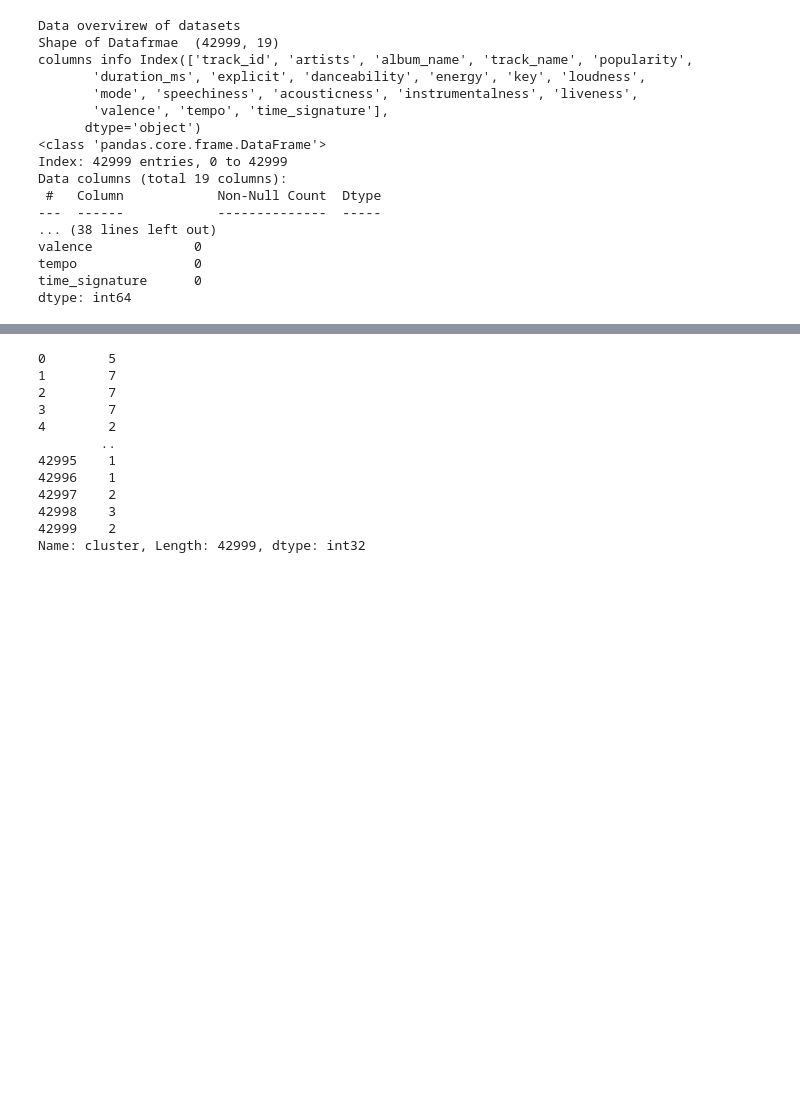
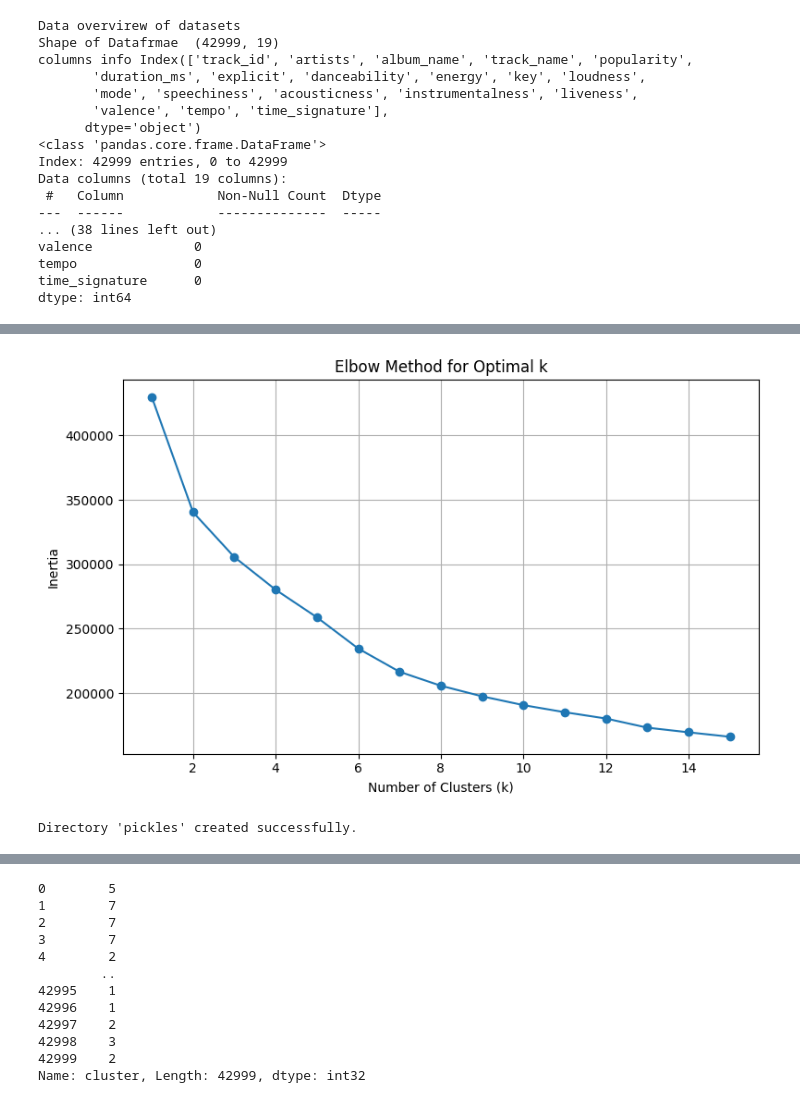
Before and after one commit to samyak-anand/song-recommendations-, a Jupyter notebook: sr.ipynb, the cells around one changed output, grey strips where cells are left out. Drawn from its saved outputs; the diff is of its cells as text; code cells hidden in the pictures; blank space fills up the shorter version.

```diff
--- a/sr.ipynb
+++ b/sr.ipynb
@@ -88,3 +88,57 @@ X_scaled = scaler.fit_transform(X)
 
 # Predict clusters
 df_audio['cluster'] = kmeans_model.predict(X_scaled)
+# %%
+from sklearn.cluster import KMeans
+import matplotlib.pyplot as plt
+
+
+kmeans = KMeans(n_clusters=12 ,random_state=42)
+kmeans.fit(X_scaled)
+pred= kmeans.predict(X_scaled)
+# %%
+inertia = []
+
+k_range = range(1, 16)
+for k in k_range:
+    kmeans = KMeans(n_clusters=k, random_state=42)
+    kmeans.fit(X_scaled)
+    inertia.append(kmeans.inertia_)
+
+plt.figure(figsize=(8, 5))
+plt.plot(k_range, inertia, marker='o')
+plt.title("Elbow Method for Optimal k")
+plt.xlabel("Number of Clusters (k)")
+plt.ylabel("Inertia")
+plt.grid(True)
+plt.tight_layout()
+plt.show()
+# %% [output]
+[figure, added]
+# %%
+from sklearn.metrics import silhouette_score
+import pickle
+import os
+# Define the directory name or path
+directory_name = "pickles"
+
+# Create the directory
+os.makedirs(directory_name, exist_ok=True)
+
+print(f"Directory '{directory_name}' created successfully.")
+
+cluster_range= range(5, 25)
+silhouette_scores= []
+
+
+for n_clusters in cluster_range:
+    kmeans = KMeans(n_clusters=n_clusters, random_state=42, n_init = 5)
+    cluster_labels = kmeans.fit_predict(X_scaled)
+    #pickling
+    filename = "pickles/kmeans_" + str(n_clusters) + ".pickle"
+    with open(filename, "wb") as f:
+        pickle.dump(kmeans,f)
+    score = silhouette_score(X_scaled, cluster_labels)
+    silhouette_scores.append(score)
+# %% [output]
+Directory 'pickles' created successfully.
```
Also changed, not shown: parts of 4 cells of this notebook, 18 other files.
